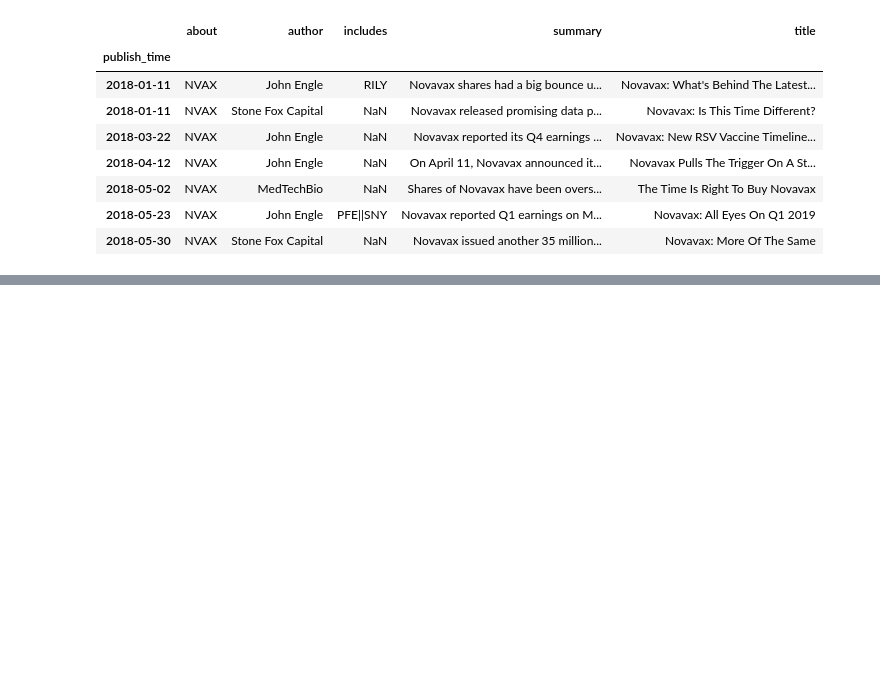
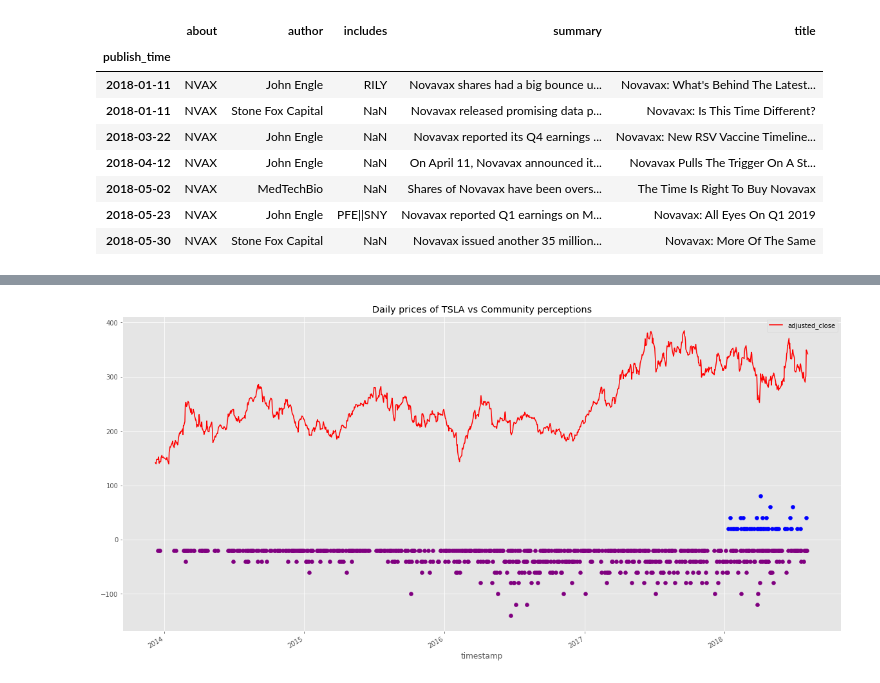
Before and after one commit to FangyeShi/Web_Scraping, a Jupyter notebook: data_cleaning_and_analysis.ipynb, the cells around one changed output, grey strips where cells are left out. Cells and saved outputs as stored; diff of their text form; code cells hidden in the pictures; blank space fills up the shorter version.

```diff
--- a/data_cleaning_and_analysis.ipynb
+++ b/data_cleaning_and_analysis.ipynb
@@ -331,0 +325,4 @@ total_flat = pd.merge(long_flat, short_flat, how='outer', on ='publish_time')
+# %%
+# Get all the dates that one of these 4 stocks was mentioned:
+all_dates = long_count.index.get_level_values(0).union(short_count.index.get_level_values(0))
+# Note: here union is *not* set union! So there are duplicate dates!!!
@@ -332 +373,8 @@ total_flat = pd.merge(long_flat, short_flat, how='outer', on ='publish_time')
+# %%
+tsla.loc[tsla.index>='2013-12-09'][['adjusted_close']].plot(color = 'red', title = 'Daily prices of TSLA vs Community perceptions')
+plt.scatter(data_flat.index,data_flat.TSLA_L,color='blue')
+plt.scatter(data_flat.index,data_flat.TSLA_S,color='purple')
+plt.show()
+# %% [output]
+[figure, added]
 # %%
```
Also changed, not shown: parts of 19 cells of this notebook.
